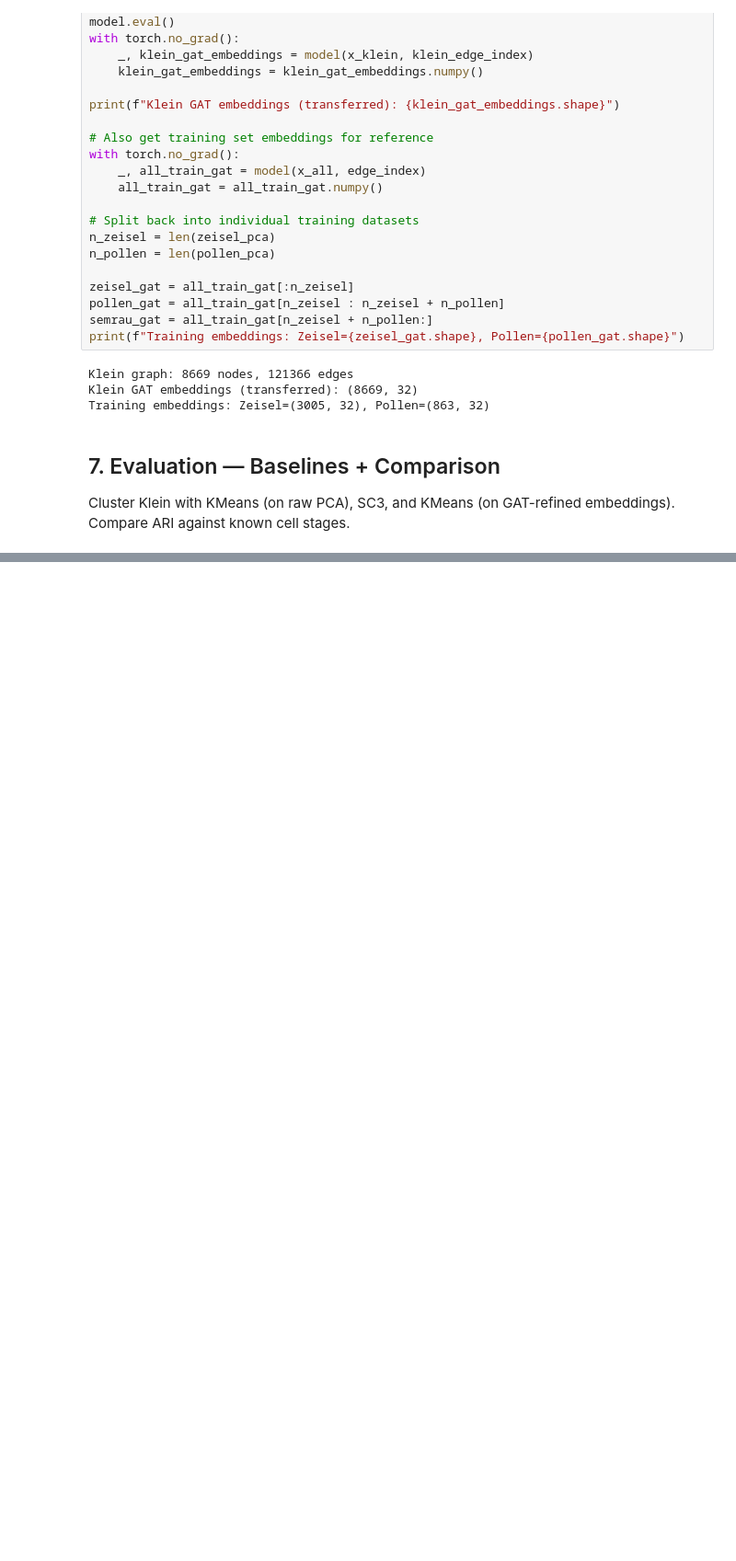
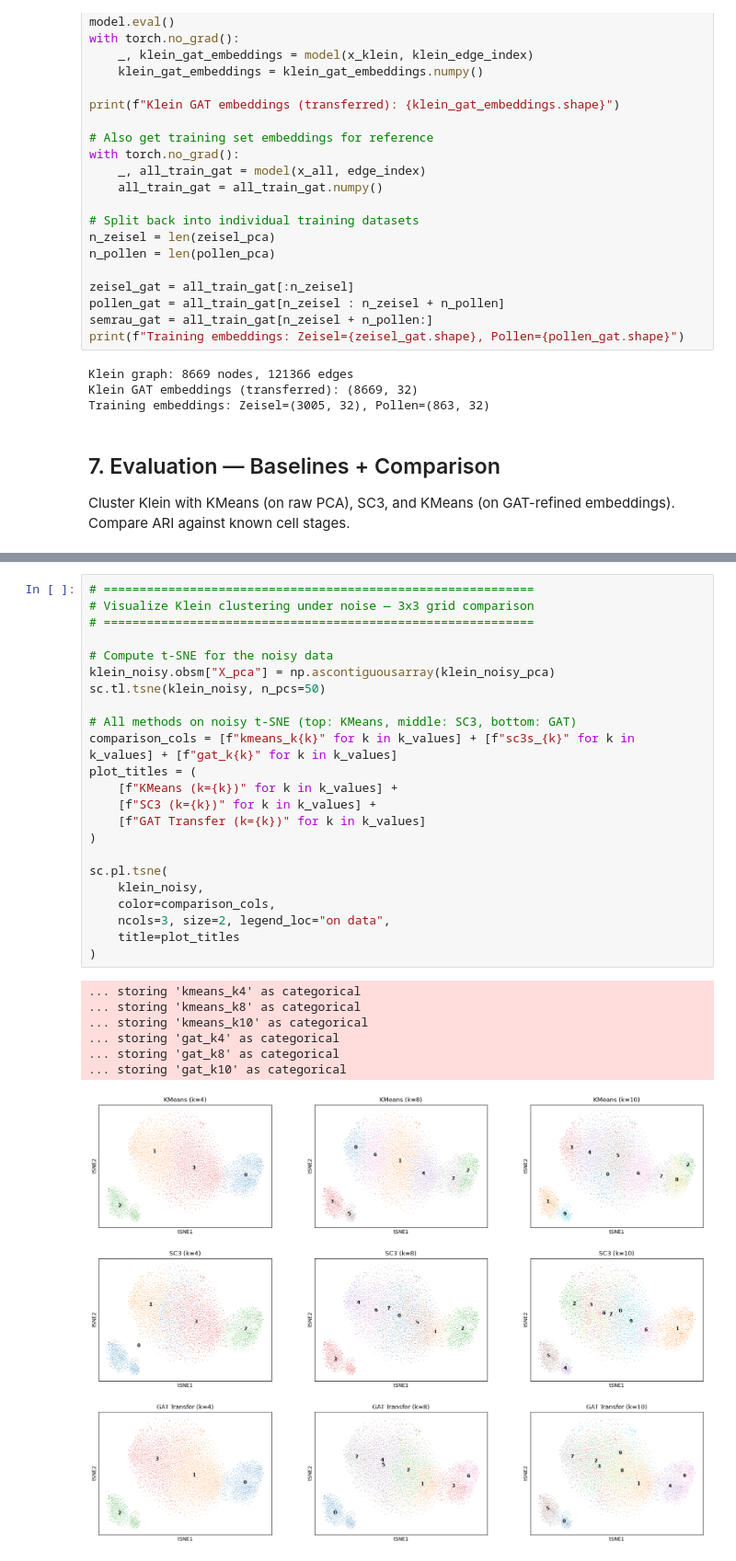
Before and after one commit to HershBud/GAT-gene-clustering, a Jupyter notebook: project-main.ipynb, the cells around one changed output, grey strips where cells are left out. Shown at 92% size. Cells and saved outputs as stored; diff of their text form; blank space fills up the shorter version.

```diff
--- a/project-main.ipynb
+++ b/project-main.ipynb
@@ -773,0 +854,31 @@ k    Method             Clean      Noisy      Degradation
+# %%
+# ============================================================
+# Visualize Klein clustering under noise — 3x3 grid comparison
+# ============================================================
+
+# Compute t-SNE for the noisy data
+klein_noisy.obsm["X_pca"] = np.ascontiguousarray(klein_noisy_pca)
+sc.tl.tsne(klein_noisy, n_pcs=50)
+
+# All methods on noisy t-SNE (top: KMeans, middle: SC3, bottom: GAT)
+comparison_cols = [f"kmeans_k{k}" for k in k_values] + [f"sc3s_{k}" for k in k_values] + [f"gat_k{k}" for k in k_values]
+plot_titles = (
+    [f"KMeans (k={k})" for k in k_values] +
+    [f"SC3 (k={k})" for k in k_values] +
+    [f"GAT Transfer (k={k})" for k in k_values]
+)
+
+sc.pl.tsne(
+    klein_noisy,
+    color=comparison_cols,
+    ncols=3, size=2, legend_loc="on data",
+    title=plot_titles
+)
+# %% [output]
+... storing 'kmeans_k4' as categorical
+... storing 'kmeans_k8' as categorical
+... storing 'kmeans_k10' as categorical
+... storing 'gat_k4' as categorical
+... storing 'gat_k8' as categorical
+... storing 'gat_k10' as categorical
+[figure, added]
```
Also changed, not shown: parts of 9 cells of this notebook, 1 other file.
